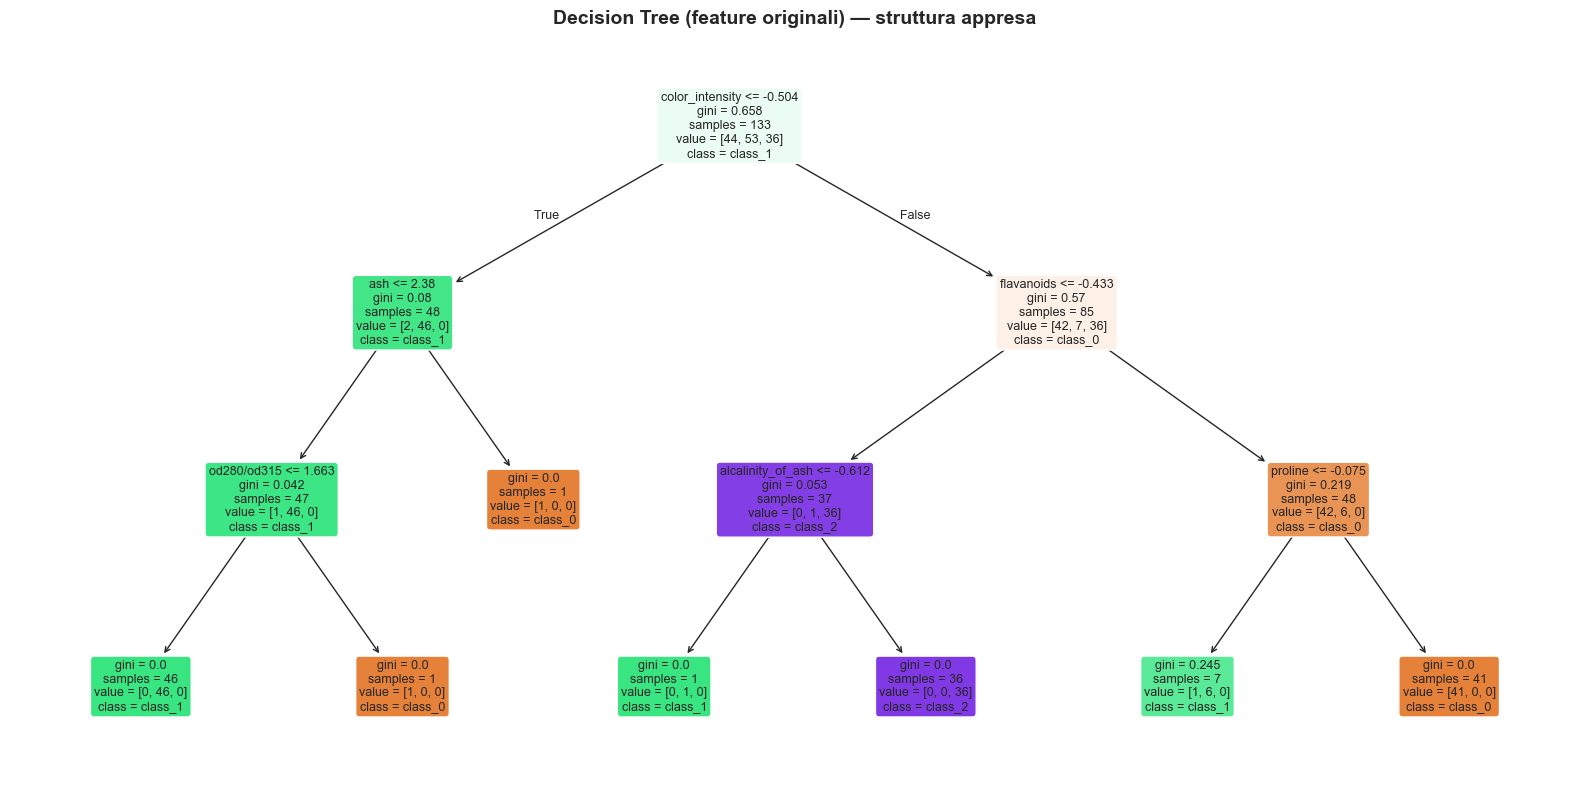
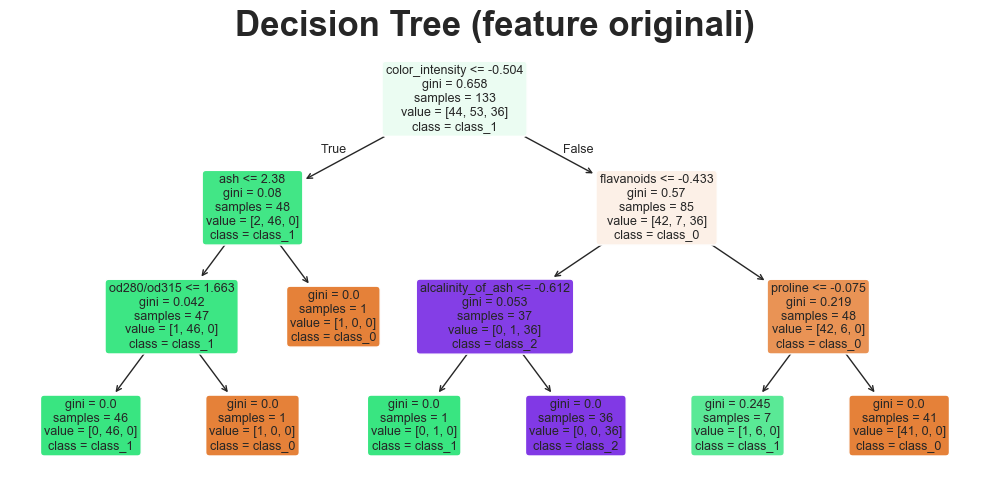
Code edit (unified diff) that turned the first committed figure into the second:
--- before
+++ after
@@ -1,4 +1,4 @@
 # Visualizzazione della struttura dell'albero baseline (interpretabilità)
-plt.figure(figsize=(16, 8))
+plt.figure(figsize=(10, 5))
 plot_tree(
     decision_tree_original,
@@ -7,5 +7,5 @@
     filled=True, rounded=True, fontsize=9
 )
-plt.title('Decision Tree (feature originali) — struttura appresa', fontweight='bold')
+plt.title('Decision Tree (feature originali)', fontsize=25, fontweight='bold')
 plt.tight_layout()
 plt.show()

Commit: Modified Graphs sizes